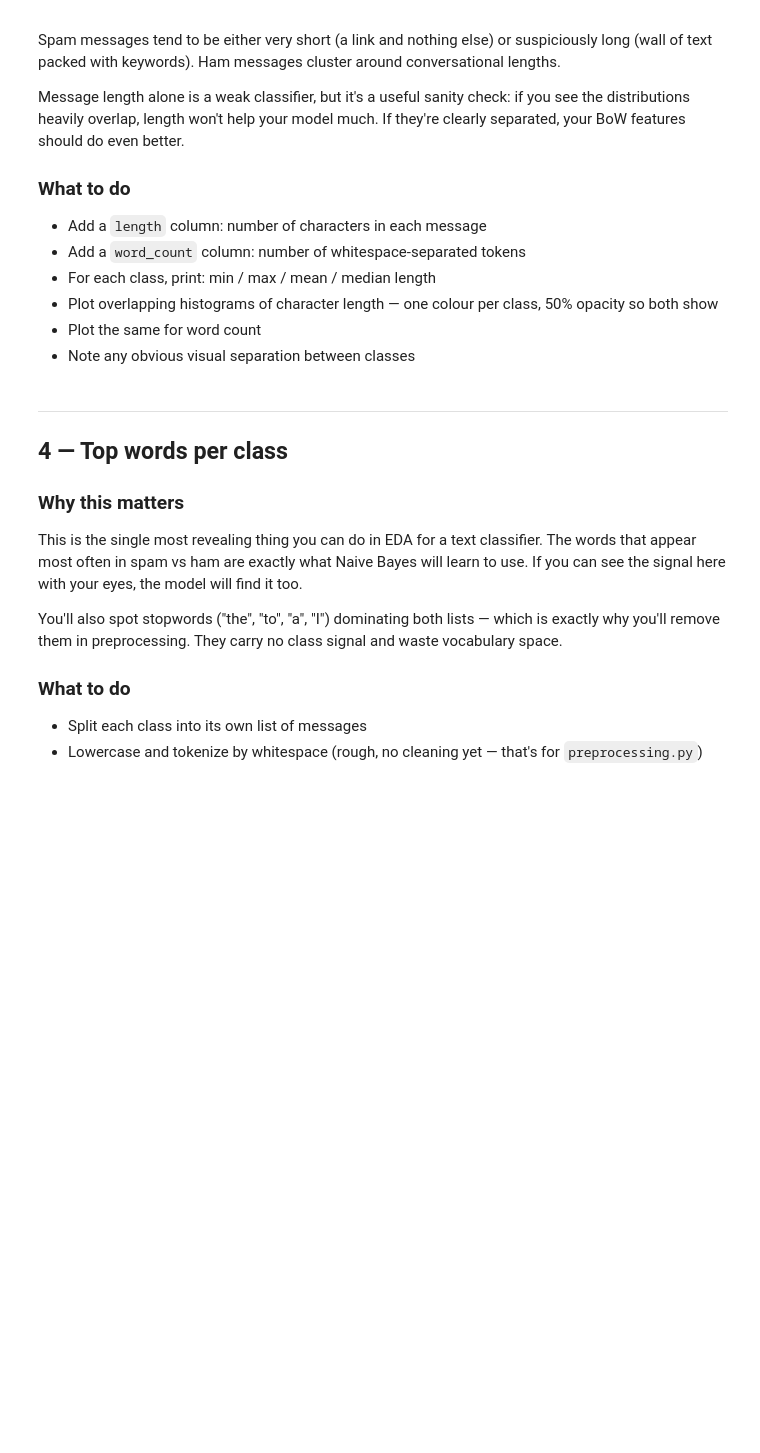
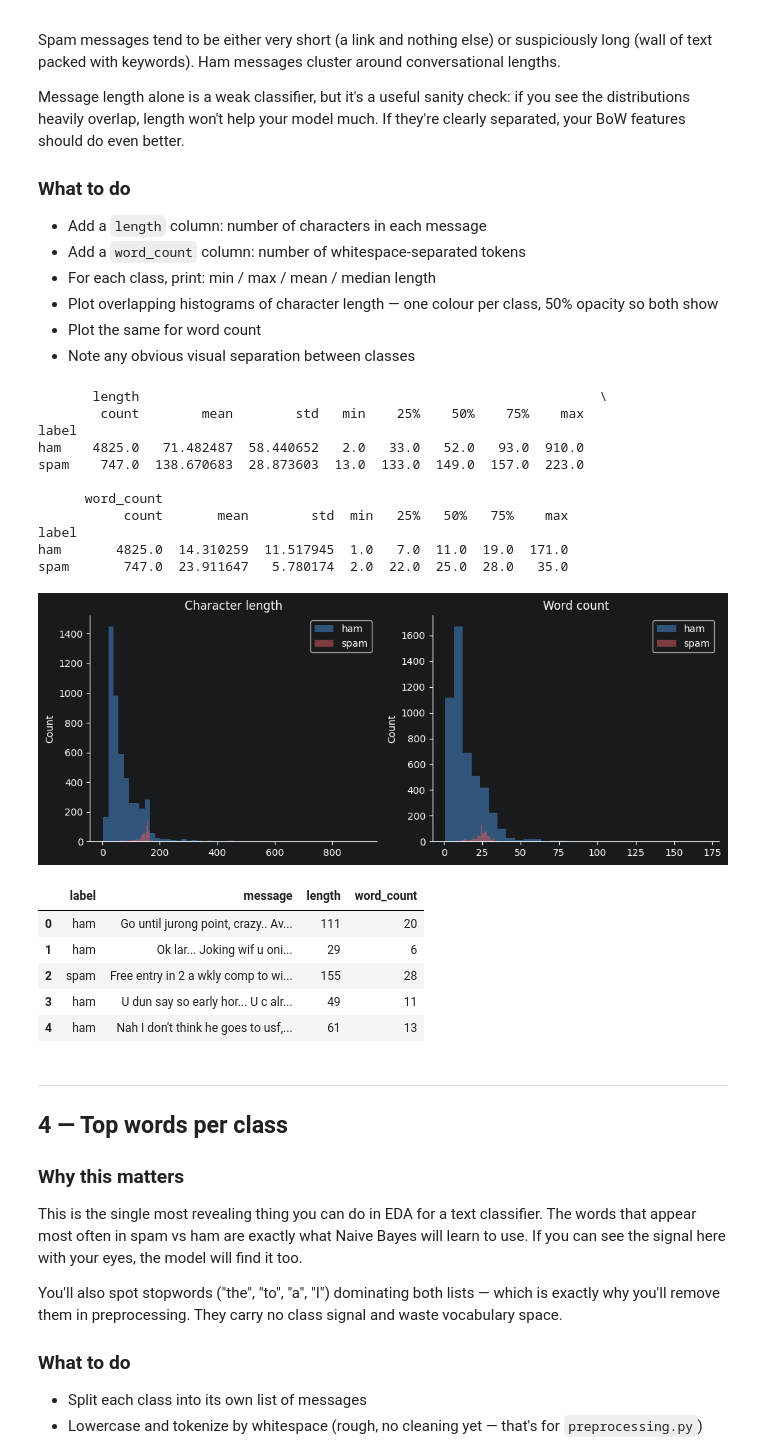
Before and after one commit to Piyush314159/Spam-sentiment_classifier, a Jupyter notebook: notebooks/exploration.ipynb, the cells around one changed output. Cells and saved outputs as stored; diff of their text form; code cells hidden in the pictures; blank space fills up the shorter version.

Commit message:
Add preprocessing utilities and initial data exploration notebook

```diff
--- a/notebooks/exploration.ipynb
+++ b/notebooks/exploration.ipynb
@@ -110,25 +130,51 @@ If they're clearly separated, your BoW features should do even better.
 - Plot the same for word count
 - Note any obvious visual separation between classes
 # %%
-# df['length'] = df['message'].str.len()
-# df['word_count'] = df['message'].str.split().str.len()
-#
+df['length'] = df['message'].str.len()
+df['word_count'] = df['message'].str.split().str.len()
+
 # --- summary stats per class ---
-# print(df.groupby('label')[['length', 'word_count']].describe())
-#
+print(df.groupby('label')[['length', 'word_count']].describe())
+'''
+--> df.groupby('label') # groups the DataFrame by the 'label' column, creating separate groups for 'ham' and 'spam'.
+--> df.groupby('label')[['length', 'word_count']] # selects the 'length' and 'word_count' columns from the grouped DataFrame.
+--> .describe() # computes summary statistics (like count, mean, std, min, 25th percentile, 50th percentile, 75th percentile, and max)
+    for each group, providing insights into the distribution of message lengths and word counts for both 'ham' and 'spam' messages.
+'''
+
 # --- overlapping histograms ---
-# fig, axes = plt.subplots(1, 2)
-# for label, color in [('ham', '#4A90D9'), ('spam', '#E05C5C')]:
-#     subset = df[df['label'] == label]
-#     axes[0].hist(subset['length'],     bins=50, alpha=0.5, color=color, label=label)
-#     axes[1].hist(subset['word_count'], bins=30, alpha=0.5, color=color, label=label)
-# axes[0].set_title('Character length')
-# axes[1].set_title('Word count')
-# for ax in axes:
-#     ax.legend()
-#     ax.set_ylabel('Count')
-# plt.tight_layout()
-# plt.show()
+fig, axes = plt.subplots(1, 2)
+for label, color in [('ham', '#4A90D9'), ('spam', '#E05C5C')]:
+    subset = df[df['label'] == label]
+    axes[0].hist(subset['length'],     bins=50, alpha=0.5, color=color, label=label)
+    axes[1].hist(subset['word_count'], bins=30, alpha=0.5, color=color, label=label)
+axes[0].set_title('Character length')
+axes[1].set_title('Word count')
+for ax in axes:
+    ax.legend()
+    ax.set_ylabel('Count')
+plt.tight_layout()
+plt.show()
+df.head()
+# %% [output]
+       length                                                           \
+        count        mean        std   min    25%    50%    75%    max
+label
+ham    4825.0   71.482487  58.440652   2.0   33.0   52.0   93.0  910.0
+spam    747.0  138.670683  28.873603  13.0  133.0  149.0  157.0  223.0
+
+      word_count
+           count       mean        std  min   25%   50%   75%    max
+label
+ham       4825.0  14.310259  11.517945  1.0   7.0  11.0  19.0  171.0
+spam       747.0  23.911647   5.780174  2.0  22.0  25.0  28.0   35.0
+[figure, added]
+|  | label | message | length | word_count |
+| 0 | ham | Go until jurong point, crazy.. Av... | 111 | 20 |
+| 1 | ham | Ok lar... Joking wif u oni... | 29 | 6 |
+| 2 | spam | Free entry in 2 a wkly comp to wi... | 155 | 28 |
+| 3 | ham | U dun say so early hor... U c alr... | 49 | 11 |
+| 4 | ham | Nah I don't think he goes to usf,... | 61 | 13 |
 # %% [markdown]
 ---
 ## 4 — Top words per class
```
Also changed, not shown: parts of 10 cells of this notebook, 1 other file.
